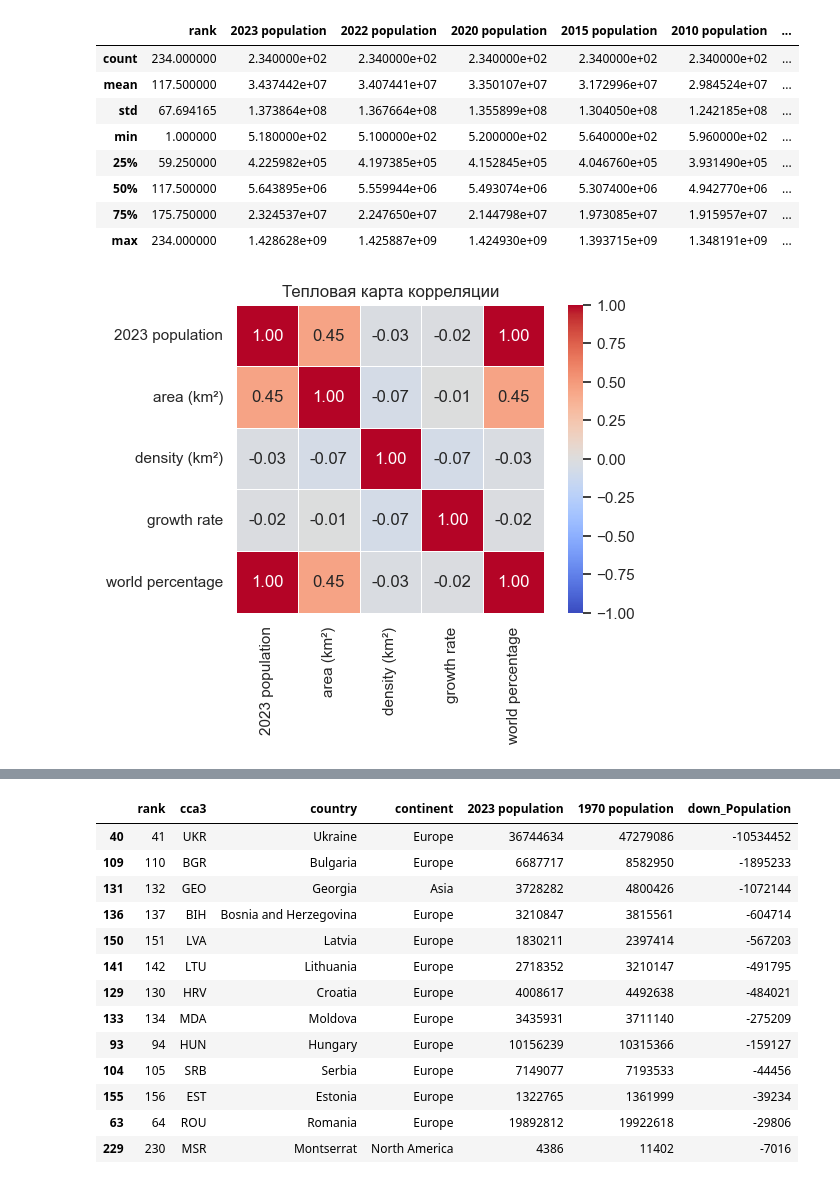
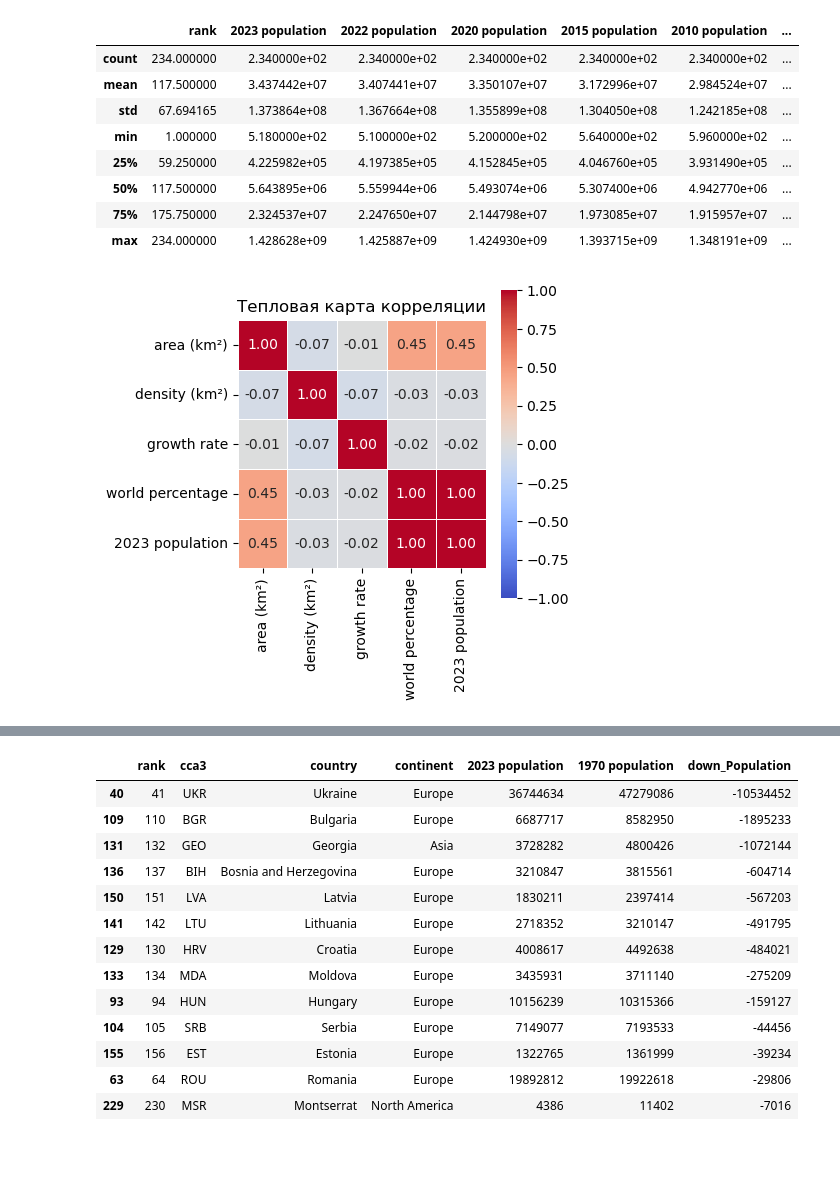
Before and after one commit to MaximManuyko/Jupyter, a Jupyter notebook: 1_Данные_о_численности_населения_мира.ipynb, the cells around one changed output, grey strips where cells are left out. Drawn from its saved outputs; the diff is of its cells as text; code cells hidden in the pictures; blank space fills up the shorter version.

```diff
--- a/1_Данные_о_численности_населения_мира.ipynb
+++ b/1_Данные_о_численности_населения_мира.ipynb
@@ -100,18 +100,22 @@ world_population_data.describe()
 | 50% | 117.500000 | 5.643895e+06 | 5.559944e+06 | 5.493074e+06 | 5.307400e+06 | 4.942770e+06 | ... |
 | 75% | 175.750000 | 2.324537e+07 | 2.247650e+07 | 2.144798e+07 | 1.973085e+07 | 1.915957e+07 | ... |
 | max | 234.000000 | 1.428628e+09 | 1.425887e+09 | 1.424930e+09 | 1.393715e+09 | 1.348191e+09 | ... |
-# %%
-world_population_data_copy = world_population_data.copy(deep=True)
-world_population_data_copy['growth rate'] = pd.to_numeric(world_population_data_copy['growth rate'].str.replace('%', ''), errors='coerce')
-world_population_data_copy['world percentage'] = pd.to_numeric(world_population_data_copy['world percentage'].str.replace('%', ''), errors='coerce')
-
-plt.figure(figsize=(a * 0.3, a * 0.2))
-cmap = sns.color_palette("coolwarm", as_cmap=True)
-sns.heatmap(correlation_matrix, annot=True, fmt=".2f", cmap=cmap, vmin=-1, vmax=1, center=0, linewidths=.5, square=True)
-plt.title('Тепловая карта корреляции')
-plt.show()
-# %% [output]
-[figure, removed]
+# %%
+world_population_data_copy = world_population_data.copy(deep=True)
+
+world_population_data_copy['growth rate'] = pd.to_numeric(world_population_data_copy['growth rate'].str.replace('%', ''), errors='coerce')
+world_population_data_copy['world percentage'] = pd.to_numeric(world_population_data_copy['world percentage'].str.replace('%', ''), errors='coerce')
+
+# Построение тепловой карты корреляции
+correlation_matrix = world_population_data_copy[['area (km²)', 'density (km²)', 'growth rate', 'world percentage', '2023 population']].corr()
+
+plt.figure(figsize=(a * 0.2, a * 0.2))
+cmap = sns.color_palette("coolwarm", as_cmap=True)
+sns.heatmap(correlation_matrix, annot=True, fmt=".2f", cmap=cmap, vmin=-1, vmax=1, center=0, linewidths=.5, square=True)
+plt.title('Тепловая карта корреляции')
+plt.show()
+# %% [output]
+[figure, added]
 # %%
 x_columns = ['2023 population', '2022 population', '2020 population', '2015 population', '2010 population', '2000 population', '1990 population', '1980 population', '1970 population']
 y_columns = ['2023 population', '2022 population', '2020 population', '2015 population', '2010 population', '2000 population', '1990 population', '1980 population', '1970 population']
```
Also changed, not shown: parts of 11 cells of this notebook, 3 other files.
